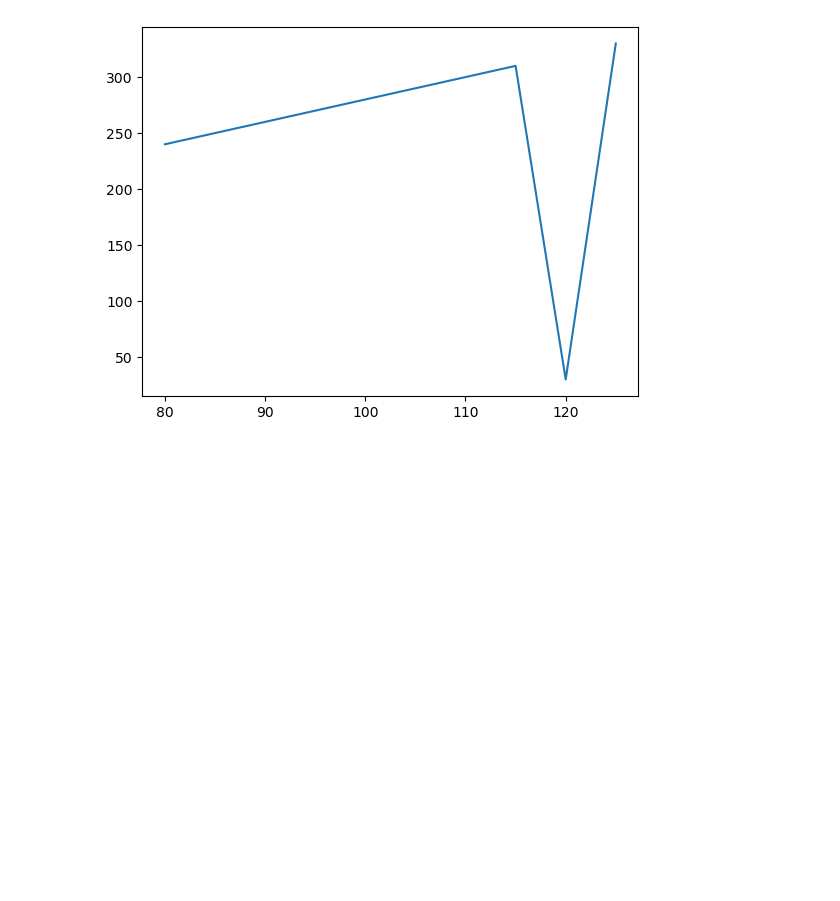
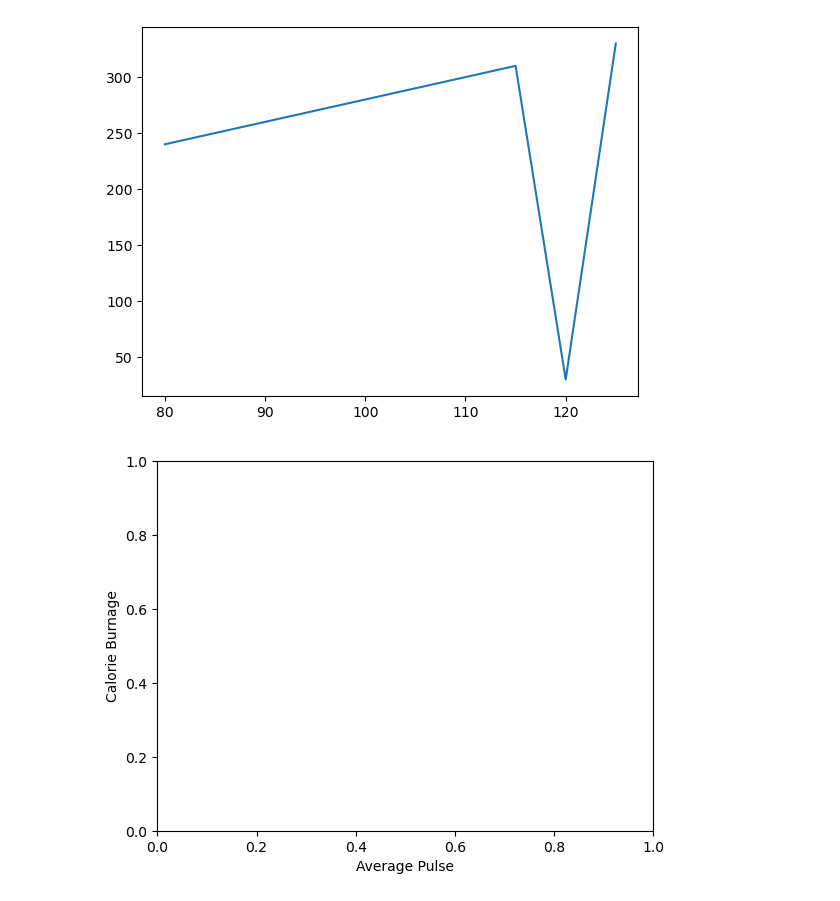
Before and after one commit to oliverjunior1/VS-Code, a Jupyter notebook: w3_treinamentos/Python/matplotlib/4_labels.ipynb, the cells around one changed output. Saved outputs shown, nothing was run; the diff lists cells and outputs as text; code cells hidden in the pictures; blank space fills up the shorter version.

Commit message:
Create Labels for a Plot

```diff
--- a/w3_treinamentos/Python/matplotlib/4_labels.ipynb
+++ b/w3_treinamentos/Python/matplotlib/4_labels.ipynb
@@ -11,3 +11,10 @@ plt.plot(x, y)
 # %% [output]
 [<matplotlib.lines.Line2D at 0x...>]
 [figure]
+# %%
+plt.xlabel("Average Pulse")
+plt.ylabel("Calorie Burnage")
+
+plt.show()
+# %% [output]
+[figure, added]
```
